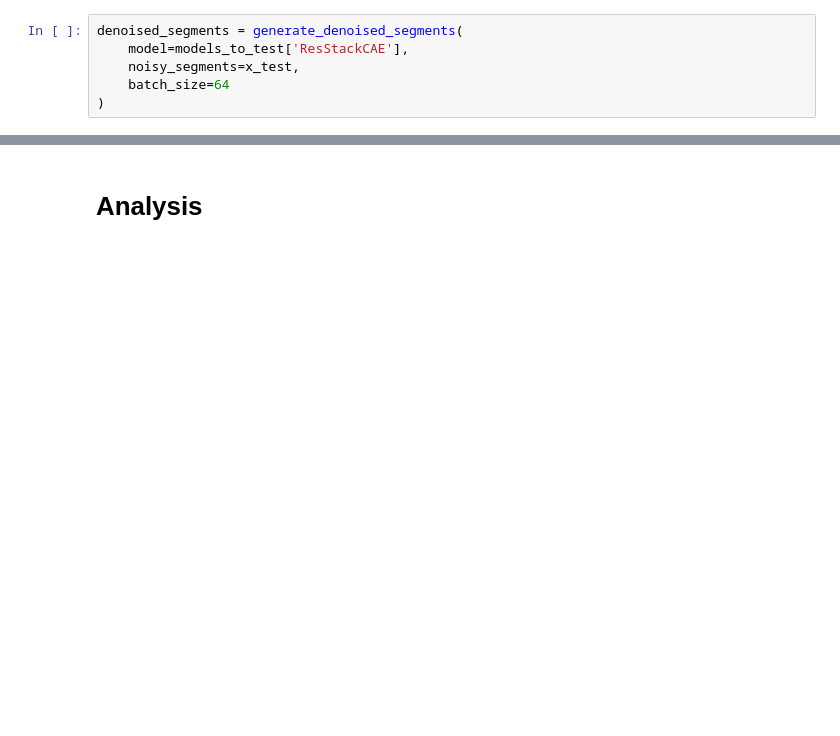
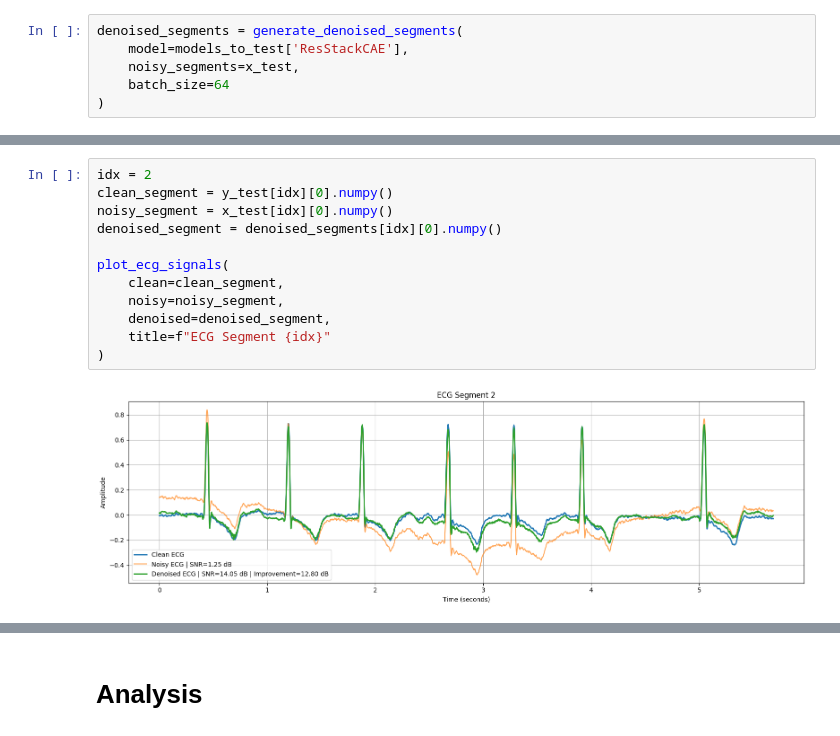
Before and after one commit to halashaheen/CAE-For-ECG-denoising, a Jupyter notebook: CAE_for_ECG_signal_processing.ipynb, the cells around one changed output, grey strips where cells are left out. Cells and saved outputs as stored; diff of their text form; blank space fills up the shorter version.

```diff
--- a/CAE_for_ECG_signal_processing.ipynb
+++ b/CAE_for_ECG_signal_processing.ipynb
@@ -3057,0 +3099,14 @@ plot_ecg_subplots(
+# %%
+idx = 2
+clean_segment = y_test[idx][0].numpy()
+noisy_segment = x_test[idx][0].numpy()
+denoised_segment = denoised_segments[idx][0].numpy()
+
+plot_ecg_signals(
+    clean=clean_segment,
+    noisy=noisy_segment,
+    denoised=denoised_segment,
+    title=f"ECG Segment {idx}"
+)
+# %% [output]
+[figure, added]
```
Also changed, not shown: parts of 90 cells of this notebook.
